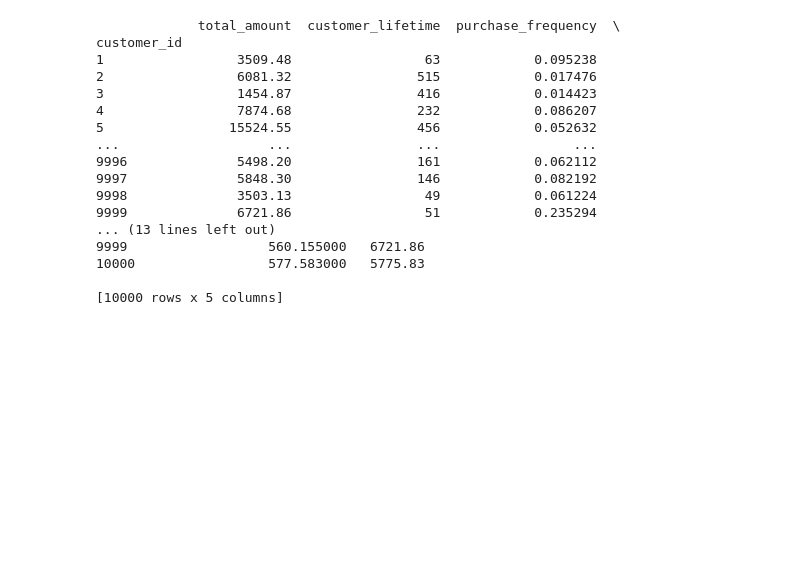
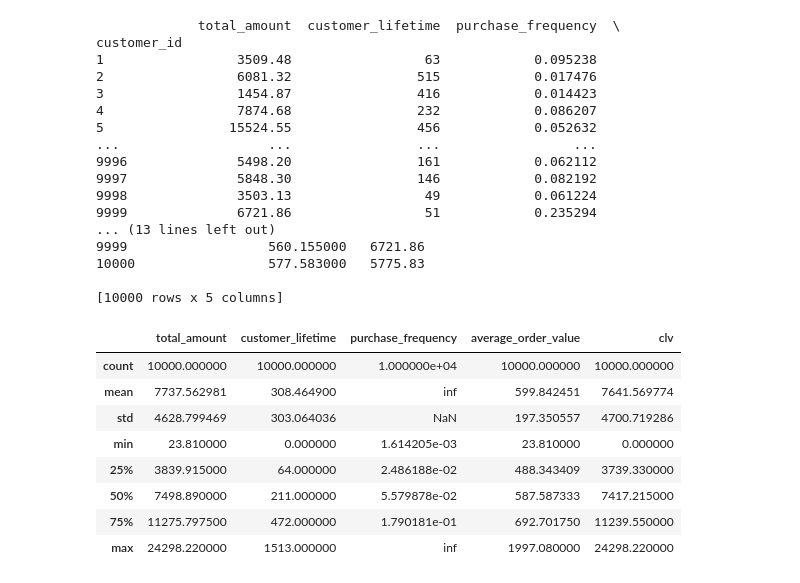
Before and after one commit to EvaW01/schulich_data_science_Xinyue-Wang, a Jupyter notebook: MBAN6110/assignment2_start.ipynb, the cells around one changed output. Drawn from its saved outputs; the diff is of its cells as text; code cells hidden in the pictures; blank space fills up the shorter version.

```diff
--- a/MBAN6110/assignment2_start.ipynb
+++ b/MBAN6110/assignment2_start.ipynb
@@ -516,0 +644,12 @@ customer_id
+# %%
+clv_df.describe()
+# %% [output]
+|  | total_amount | customer_lifetime | purchase_frequency | average_order_value | clv |
+| count | 10000.000000 | 10000.000000 | 1.000000e+04 | 10000.000000 | 10000.000000 |
+| mean | 7737.562981 | 308.464900 | inf | 599.842451 | 7641.569774 |
+| std | 4628.799469 | 303.064036 | NaN | 197.350557 | 4700.719286 |
+| min | 23.810000 | 0.000000 | 1.614205e-03 | 23.810000 | 0.000000 |
+| 25% | 3839.915000 | 64.000000 | 2.486188e-02 | 488.343409 | 3739.330000 |
+| 50% | 7498.890000 | 211.000000 | 5.579878e-02 | 587.587333 | 7417.215000 |
+| 75% | 11275.797500 | 472.000000 | 1.790181e-01 | 692.701750 | 11239.550000 |
+| max | 24298.220000 | 1513.000000 | inf | 1997.080000 | 24298.220000 |
```
Also changed, not shown: parts of 11 cells of this notebook.
